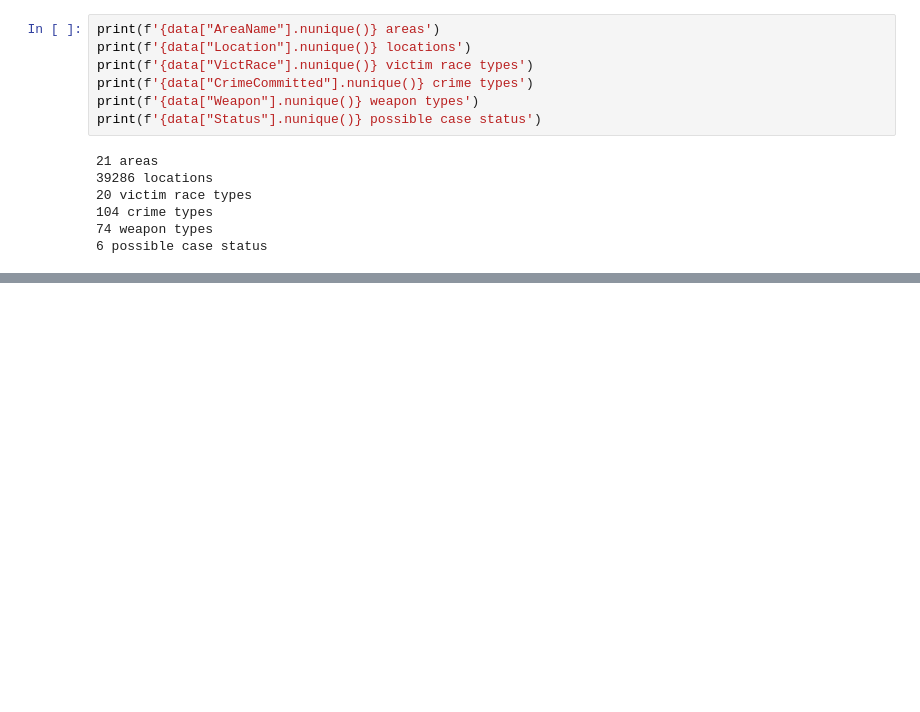
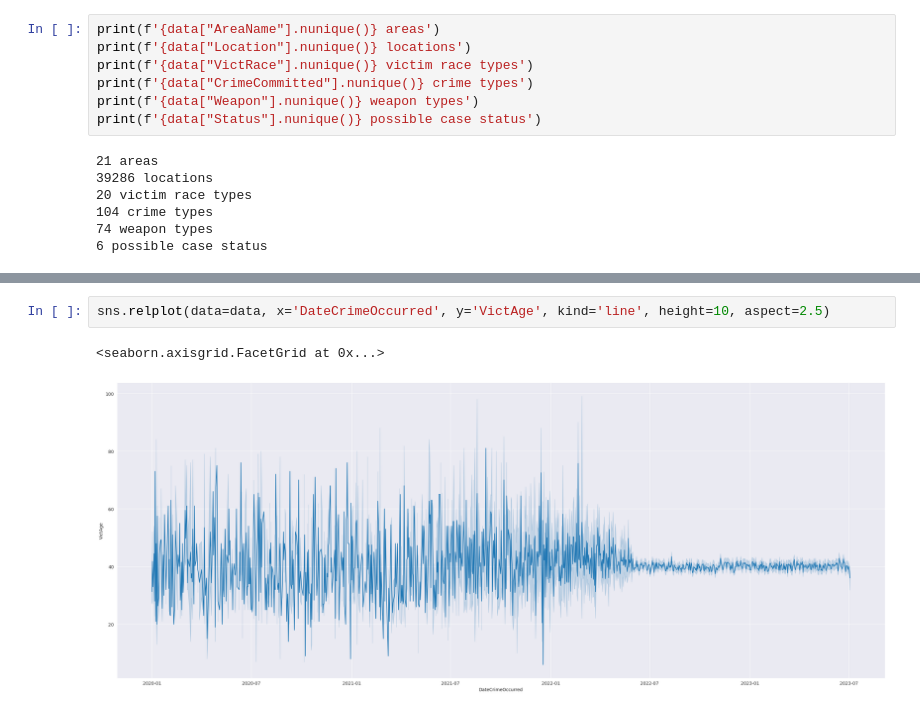
Before and after one commit to carlosjesuscaro/data_analysis_la_crime, a Jupyter notebook: main.ipynb, the cells around one changed output, grey strips where cells are left out. Saved outputs shown, nothing was run; the diff lists cells and outputs as text; blank space fills up the shorter version.

```diff
--- a/main.ipynb
+++ b/main.ipynb
@@ -93,0 +96,5 @@ sns.catplot(data=data, x='Status', kind='count', hue='VictRace')
+# %%
+sns.relplot(data=data, x='DateCrimeOccurred', y='VictAge', kind='line', height=10, aspect=2.5)
+# %% [output]
+<seaborn.axisgrid.FacetGrid at 0x...>
+[figure, added]
```
Also changed, not shown: parts of 2 cells of this notebook.
